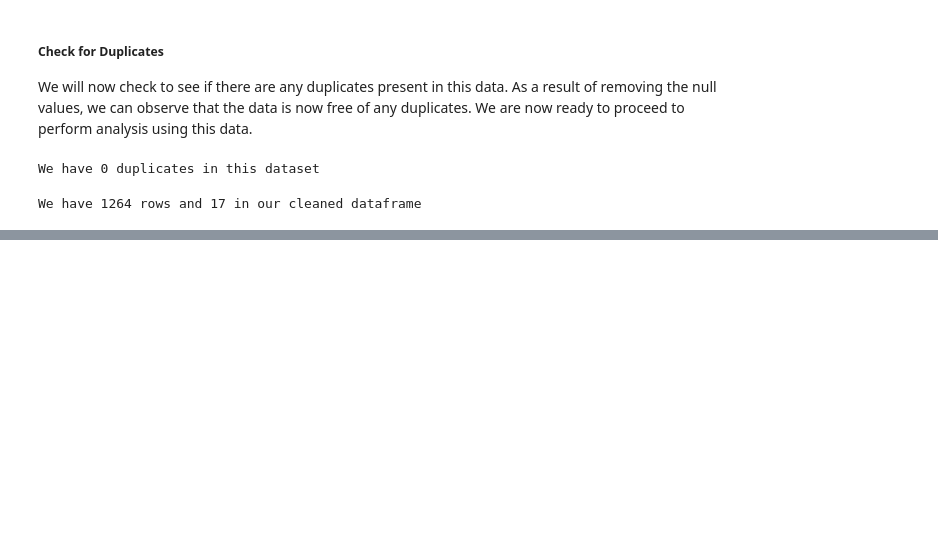
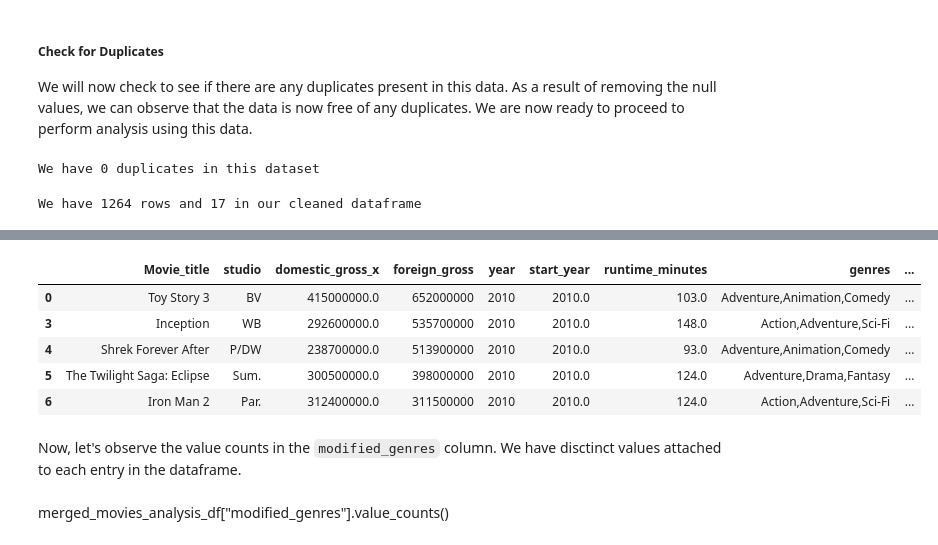
Before and after one commit to lilanhenry/phase2_group8_project, a Jupyter notebook: student.ipynb, the cells around one changed output, grey strips where cells are left out. Cells and saved outputs as stored; diff of their text form; code cells hidden in the pictures; blank space fills up the shorter version.

```diff
--- a/student.ipynb
+++ b/student.ipynb
@@ -483,0 +540,14 @@ We have 1264 rows and 17 in our cleaned dataframe
+# %%
+#Checking if the changes have been applied
+merged_movies_analysis_df.head()
+# %% [output]
+|  | Movie_title | studio | domestic_gross_x | foreign_gross | year | start_year | runtime_minutes | genres | ... |
+| 0 | Toy Story 3 | BV | 415000000.0 | 652000000 | 2010 | 2010.0 | 103.0 | Adventure,Animation,Comedy | ... |
+| 3 | Inception | WB | 292600000.0 | 535700000 | 2010 | 2010.0 | 148.0 | Action,Adventure,Sci-Fi | ... |
+| 4 | Shrek Forever After | P/DW | 238700000.0 | 513900000 | 2010 | 2010.0 | 93.0 | Adventure,Animation,Comedy | ... |
+| 5 | The Twilight Saga: Eclipse | Sum. | 300500000.0 | 398000000 | 2010 | 2010.0 | 124.0 | Adventure,Drama,Fantasy | ... |
+| 6 | Iron Man 2 | Par. | 312400000.0 | 311500000 | 2010 | 2010.0 | 124.0 | Action,Adventure,Sci-Fi | ... |
+# %% [markdown]
+Now, let's observe the value counts in the `modified_genres` column. We have disctinct values attached to each entry in the dataframe.
+# %% [markdown]
+merged_movies_analysis_df["modified_genres"].value_counts()
```
Also changed, not shown: parts of 19 cells of this notebook.
